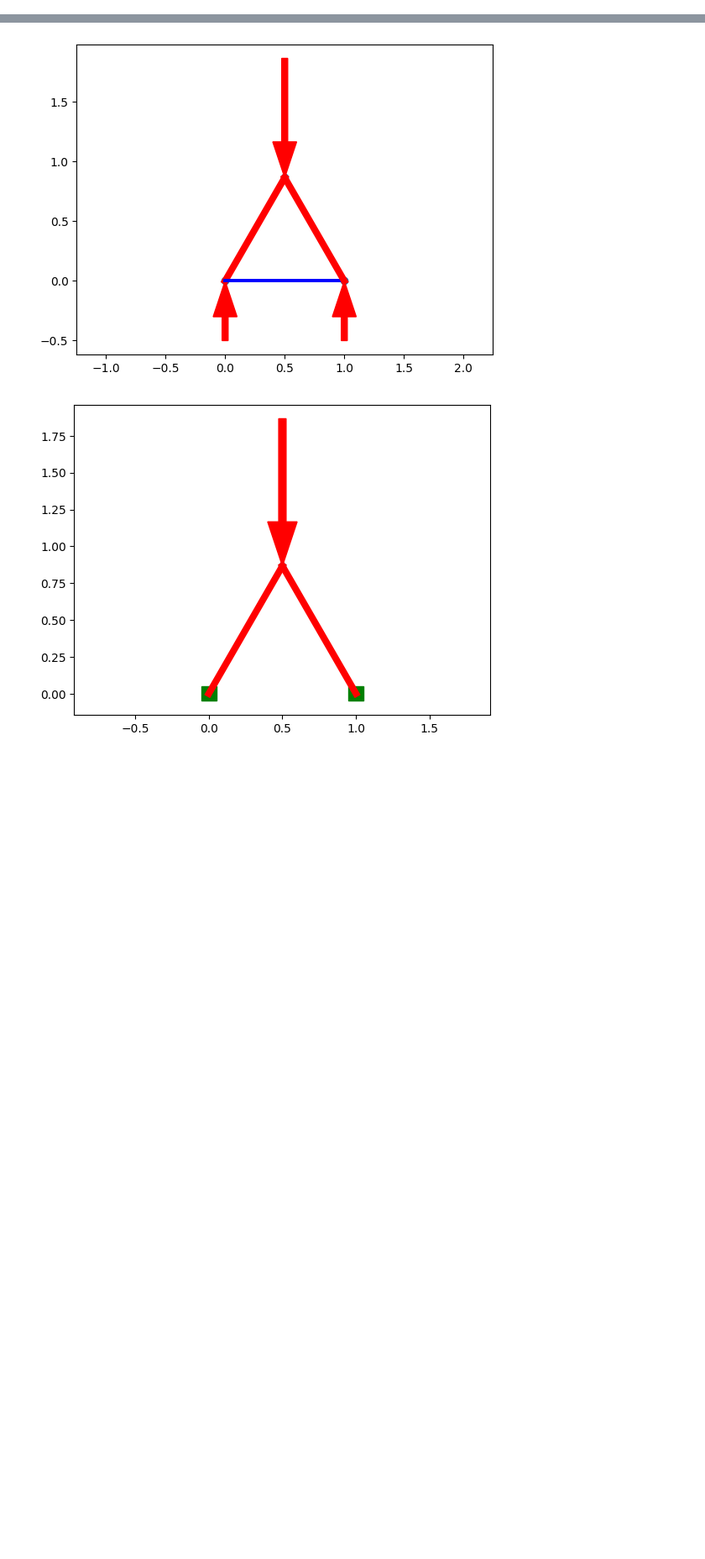
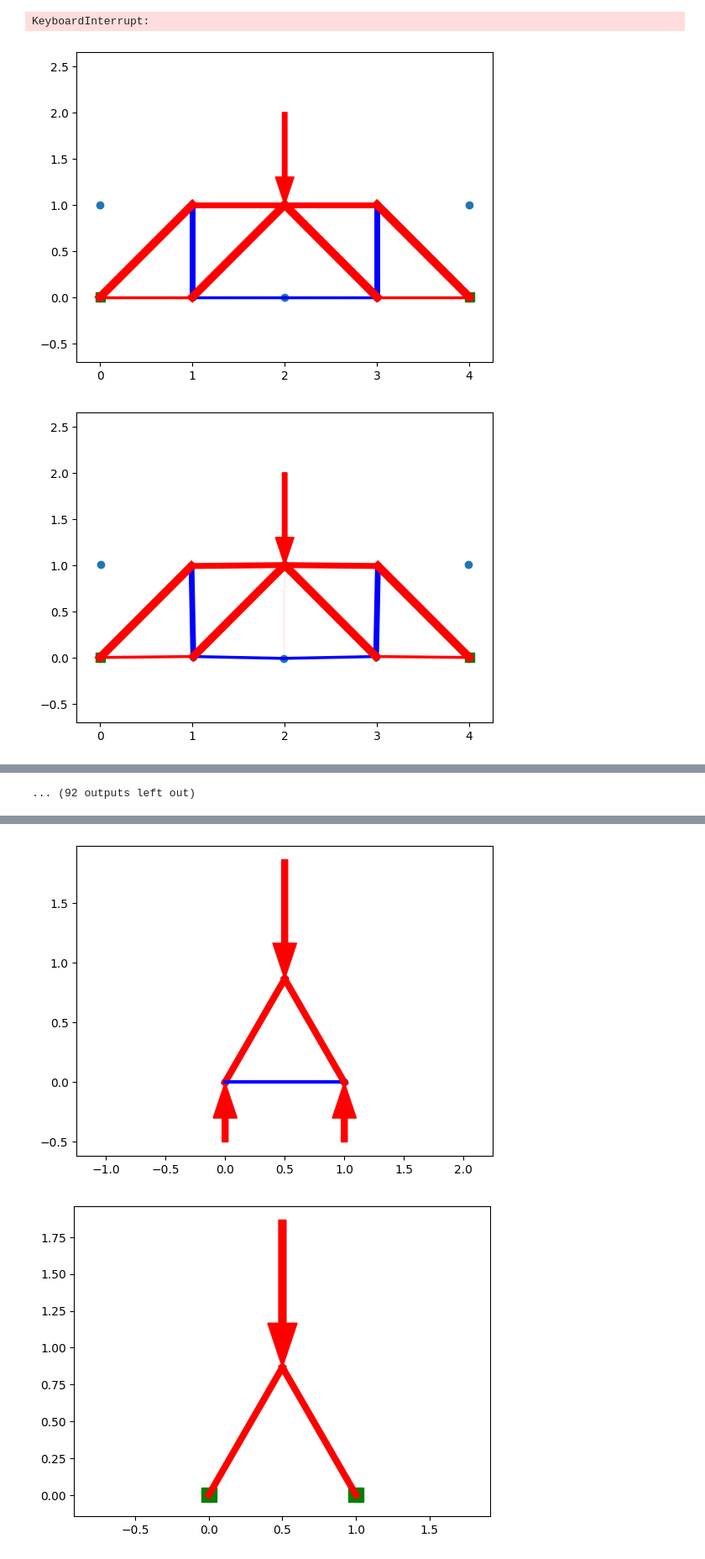
Before and after one commit to eschluntz/PytorchBridge, a Jupyter notebook: truss.ipynb, the cells around one changed output, grey strips where cells are left out. Shown at 84% size. Drawn from its saved outputs; the diff is of its cells as text; code cells hidden in the pictures; blank space fills up the shorter version.

```diff
--- a/truss.ipynb
+++ b/truss.ipynb
@@ -181,0 +226,19 @@ self.forces=array([[ 5.77350269],
+# %%
+from IPython import display
+import time
+
+
+for _ in range(200):
+    cost = t.get_cost()
+    # print(cost.item())
+    t.draw()
+    optimizer.zero_grad()
+    cost.backward()
+    optimizer.step()
+    display.display(plt.gcf())
+    display.clear_output(wait=True)
+    # time.sleep(1)
+# %% [output]
+KeyboardInterrupt:
+[figure, added]
+[figure, added]
@@ -181,0 +254 @@ self.forces=array([[ 5.77350269],
+... (92 outputs left out)
```
Also changed, not shown: parts of 12 cells of this notebook, 1 other file.
